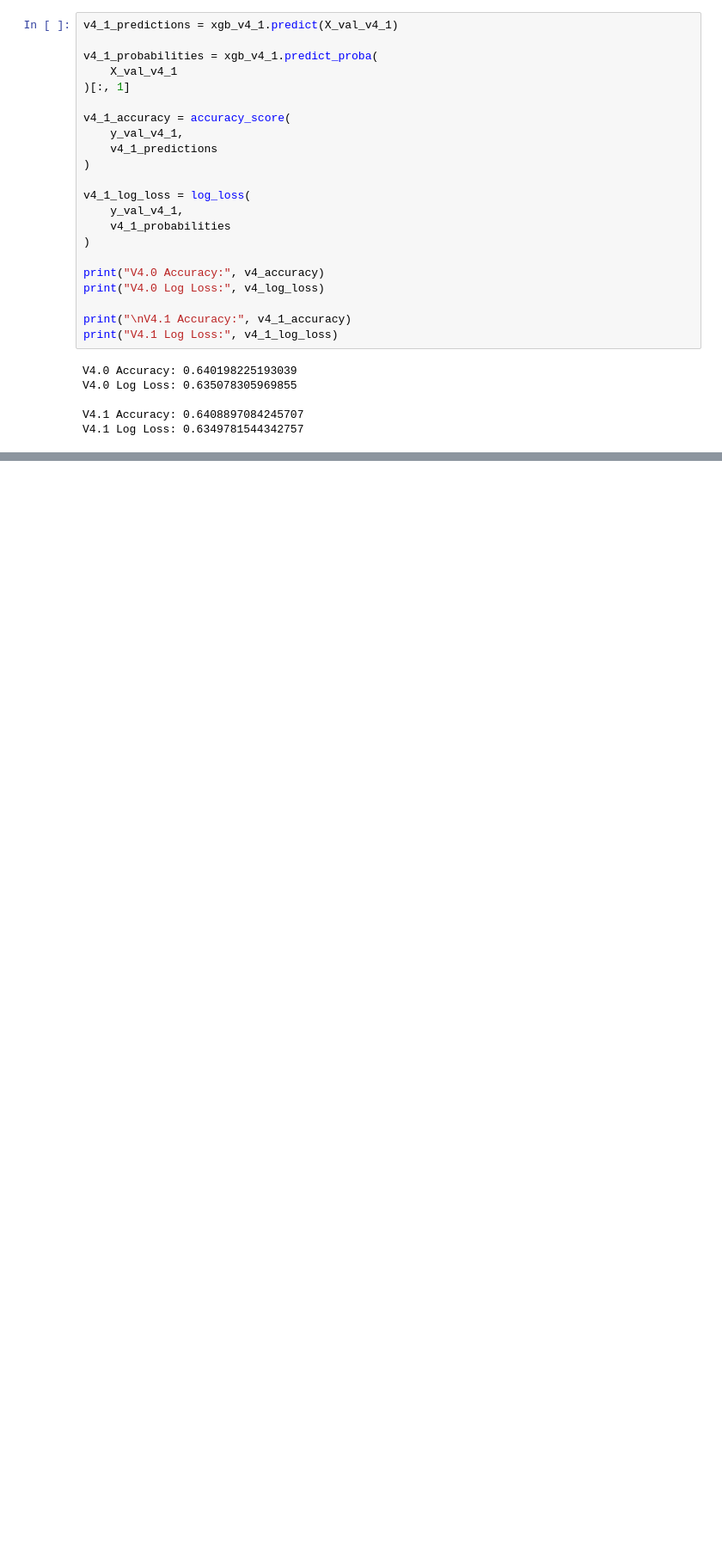
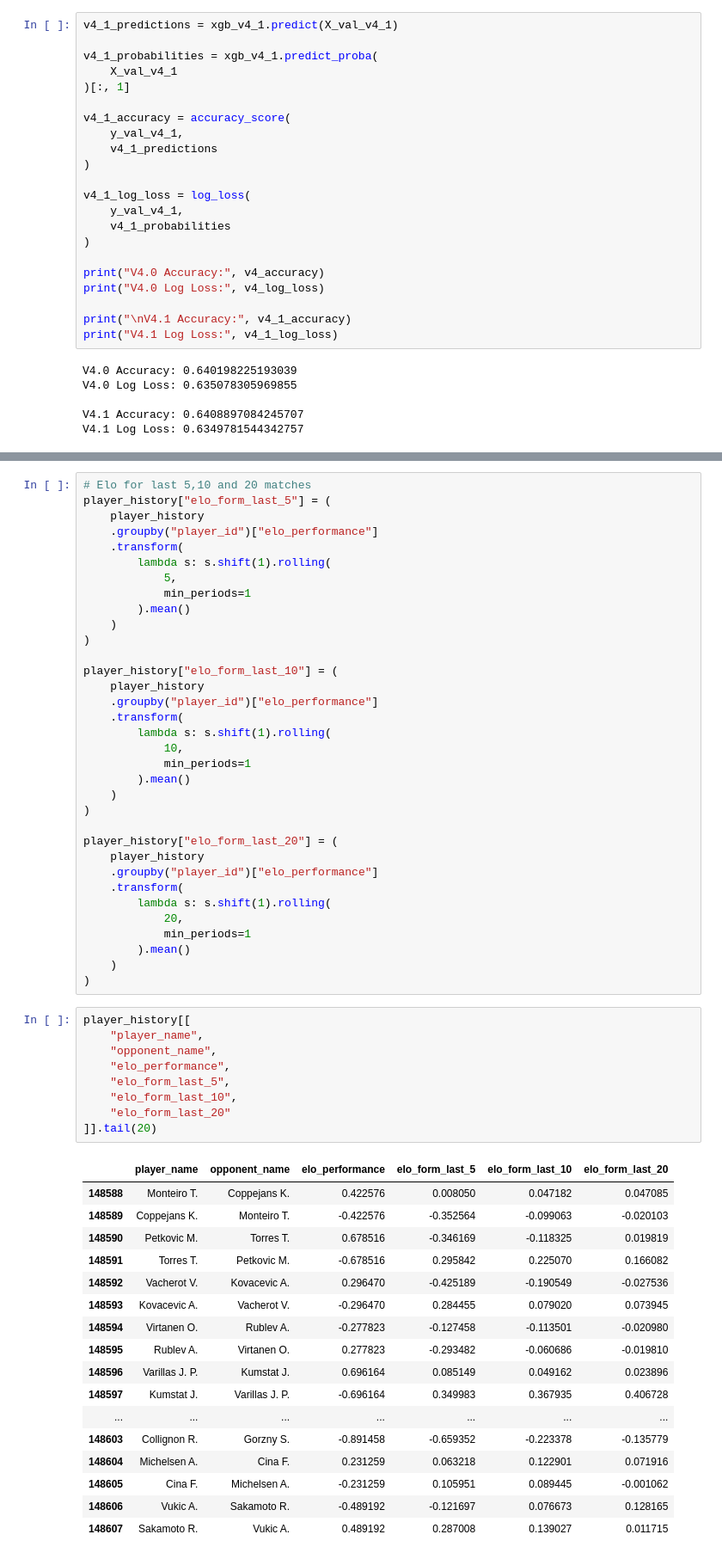
Before and after one commit to chirag330/Tennis-ML-Predictor---US-Open, a Jupyter notebook: Main.ipynb, the cells around one changed output, grey strips where cells are left out. Shown at 86% size. Drawn from its saved outputs; the diff is of its cells as text; blank space fills up the shorter version.

```diff
--- a/Main.ipynb
+++ b/Main.ipynb
@@ -2969,0 +3156,61 @@ V4.1 Log Loss: 0.6349781544342757
+# %%
+# Elo for last 5,10 and 20 matches
+player_history["elo_form_last_5"] = (
+    player_history
+    .groupby("player_id")["elo_performance"]
+    .transform(
+        lambda s: s.shift(1).rolling(
+            5,
+            min_periods=1
+        ).mean()
+    )
+)
+
+player_history["elo_form_last_10"] = (
+    player_history
+    .groupby("player_id")["elo_performance"]
+    .transform(
+        lambda s: s.shift(1).rolling(
+            10,
+            min_periods=1
+        ).mean()
+    )
+)
+
+player_history["elo_form_last_20"] = (
+    player_history
+    .groupby("player_id")["elo_performance"]
+    .transform(
+        lambda s: s.shift(1).rolling(
+            20,
+            min_periods=1
+        ).mean()
+    )
+)
+# %%
+player_history[[
+    "player_name",
+    "opponent_name",
+    "elo_performance",
+    "elo_form_last_5",
+    "elo_form_last_10",
+    "elo_form_last_20"
+]].tail(20)
+# %% [output]
+|  | player_name | opponent_name | elo_performance | elo_form_last_5 | elo_form_last_10 | elo_form_last_20 |
+| 148588 | Monteiro T. | Coppejans K. | 0.422576 | 0.008050 | 0.047182 | 0.047085 |
+| 148589 | Coppejans K. | Monteiro T. | -0.422576 | -0.352564 | -0.099063 | -0.020103 |
+| 148590 | Petkovic M. | Torres T. | 0.678516 | -0.346169 | -0.118325 | 0.019819 |
+| 148591 | Torres T. | Petkovic M. | -0.678516 | 0.295842 | 0.225070 | 0.166082 |
+| 148592 | Vacherot V. | Kovacevic A. | 0.296470 | -0.425189 | -0.190549 | -0.027536 |
+| 148593 | Kovacevic A. | Vacherot V. | -0.296470 | 0.284455 | 0.079020 | 0.073945 |
+| 148594 | Virtanen O. | Rublev A. | -0.277823 | -0.127458 | -0.113501 | -0.020980 |
+| 148595 | Rublev A. | Virtanen O. | 0.277823 | -0.293482 | -0.060686 | -0.019810 |
+| 148596 | Varillas J. P. | Kumstat J. | 0.696164 | 0.085149 | 0.049162 | 0.023896 |
+| 148597 | Kumstat J. | Varillas J. P. | -0.696164 | 0.349983 | 0.367935 | 0.406728 |
+| ... | ... | ... | ... | ... | ... | ... |
+| 148603 | Collignon R. | Gorzny S. | -0.891458 | -0.659352 | -0.223378 | -0.135779 |
+| 148604 | Michelsen A. | Cina F. | 0.231259 | 0.063218 | 0.122901 | 0.071916 |
+| 148605 | Cina F. | Michelsen A. | -0.231259 | 0.105951 | 0.089445 | -0.001062 |
+| 148606 | Vukic A. | Sakamoto R. | -0.489192 | -0.121697 | 0.076673 | 0.128165 |
+| 148607 | Sakamoto R. | Vukic A. | 0.489192 | 0.287008 | 0.139027 | 0.011715 |
```
Also changed, not shown: parts of 22 cells of this notebook.
